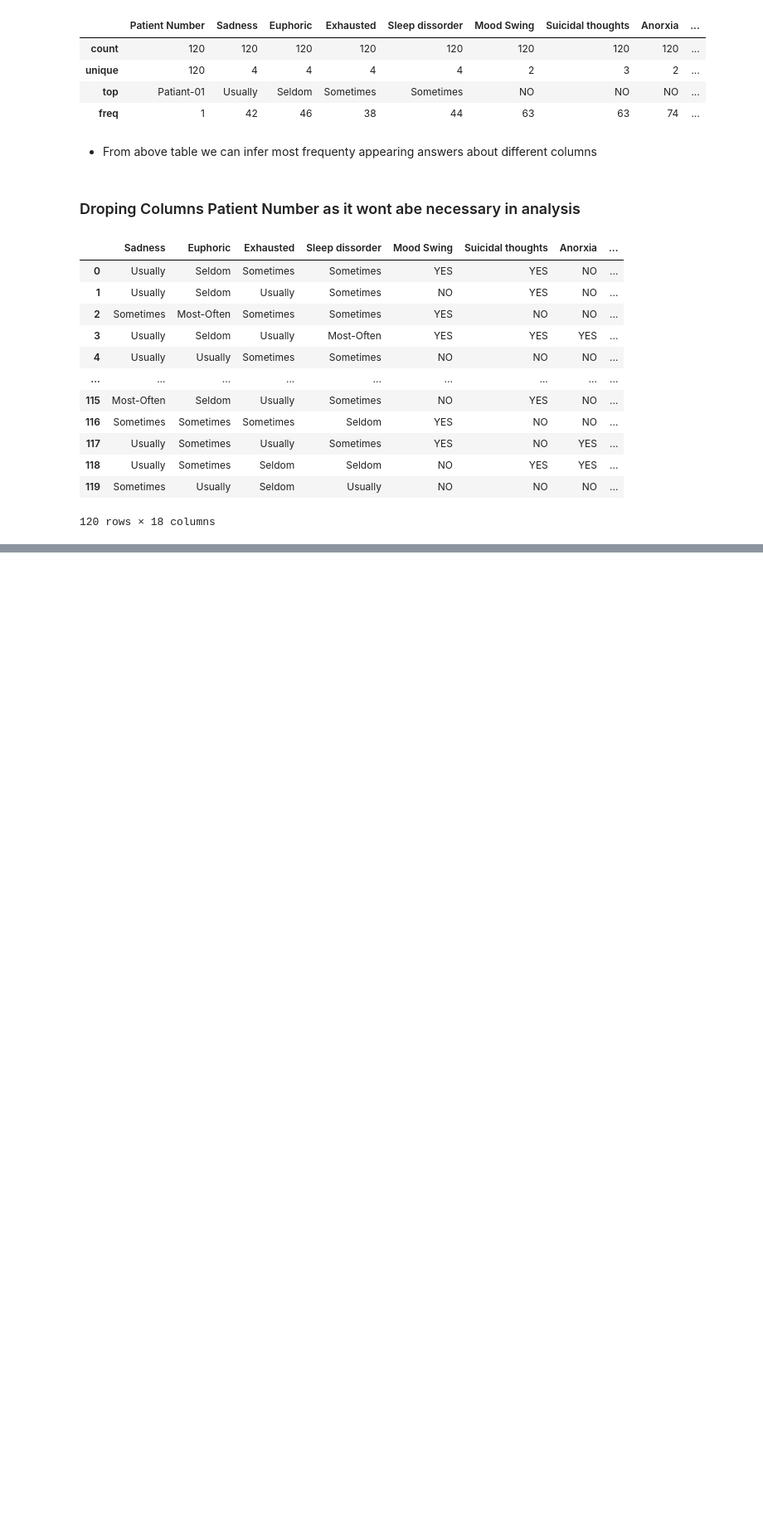
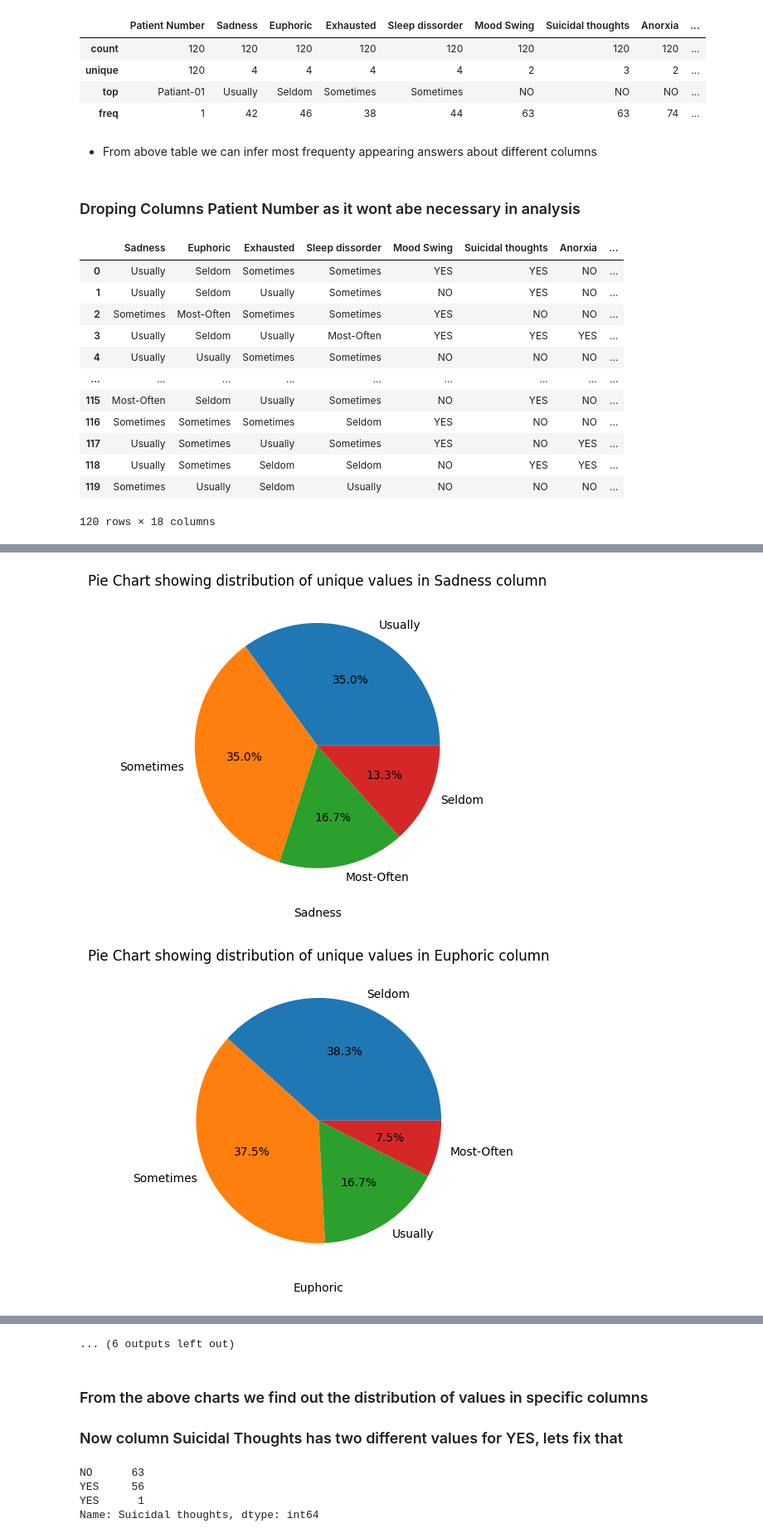
Before and after one commit to Chinmaya0201/Mental-Disorder-Classification, a Jupyter notebook: Notebook/EDA.ipynb, the cells around one changed output, grey strips where cells are left out. Shown: that part at 83% size. Drawn from its saved outputs; the diff is of its cells as text; code cells hidden in the pictures; blank space fills up the shorter version.

```diff
--- a/Notebook/EDA.ipynb
+++ b/Notebook/EDA.ipynb
@@ -154,0 +204,7 @@ df
+# %%
+for col in df.columns:
+
+    plot_pie_chart(df,col)
+# %% [output]
+[figure, added]
+[figure, added]
@@ -154,0 +221,11 @@ df
+... (6 outputs left out)
+# %% [markdown]
+### From the above charts we find out the distribution of values in specific columns
+### Now column Suicidal Thoughts has two different values for YES, lets fix that
+# %%
+df['Suicidal thoughts'].value_counts()
+# %% [output]
+NO      63
+YES     56
+YES      1
+Name: Suicidal thoughts, dtype: int64
```
Also changed, not shown: parts of 11 cells of this notebook, 1 other file.
